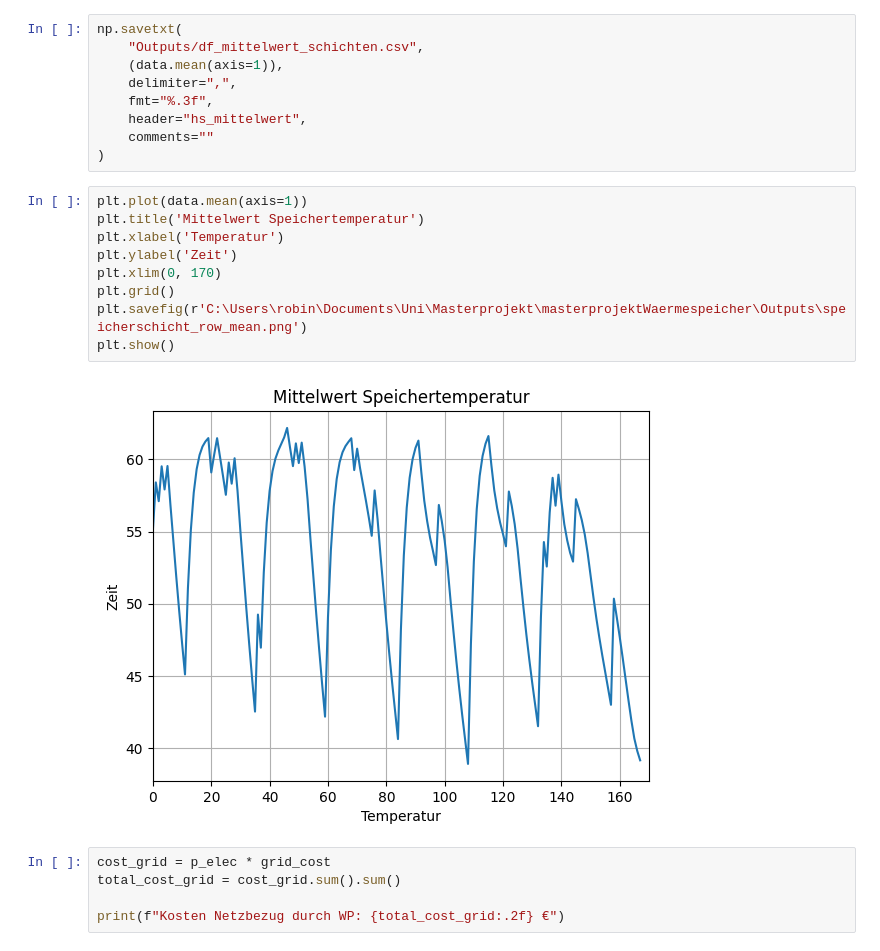
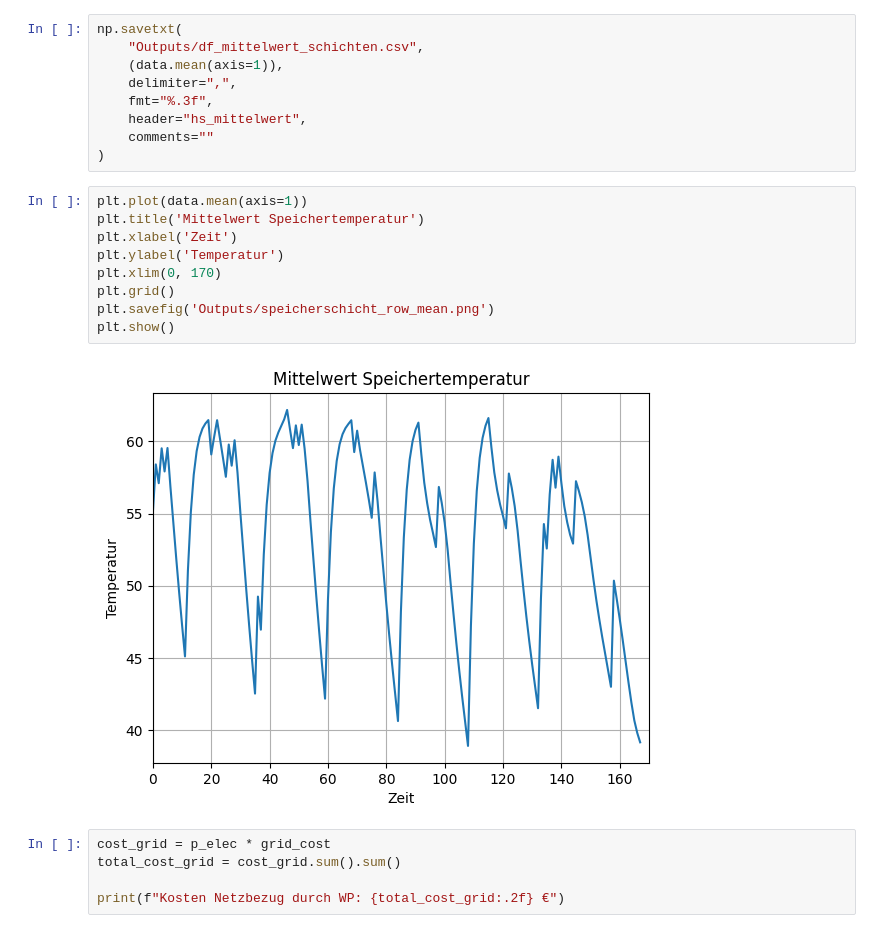
Before and after one commit to choffma8/masterprojektWaermespeicher, a Jupyter notebook: modellierungKonstanterVolumenspeicher.ipynb, the cells around one changed output. Saved outputs shown, nothing was run; the diff lists cells and outputs as text.

```diff
--- a/modellierungKonstanterVolumenspeicher.ipynb
+++ b/modellierungKonstanterVolumenspeicher.ipynb
@@ -341,14 +341,14 @@ np.savetxt(
 # %%
 plt.plot(data.mean(axis=1))
 plt.title('Mittelwert Speichertemperatur')
-plt.xlabel('Temperatur')
-plt.ylabel('Zeit')
+plt.xlabel('Zeit')
+plt.ylabel('Temperatur')
 plt.xlim(0, 170)
 plt.grid()
-plt.savefig(r'C:\Users\robin\Documents\Uni\Masterprojekt\masterprojektWaermespeicher\Outputs\speicherschicht_row_mean.png')
+plt.savefig('Outputs/speicherschicht_row_mean.png')
 plt.show()
 # %% [output]
-[figure, old version]
+[figure, new version]
 # %%
 cost_grid = p_elec * grid_cost
 total_cost_grid = cost_grid.sum().sum()
```
Also changed, not shown: parts of 5 cells of this notebook, 4 other files.
